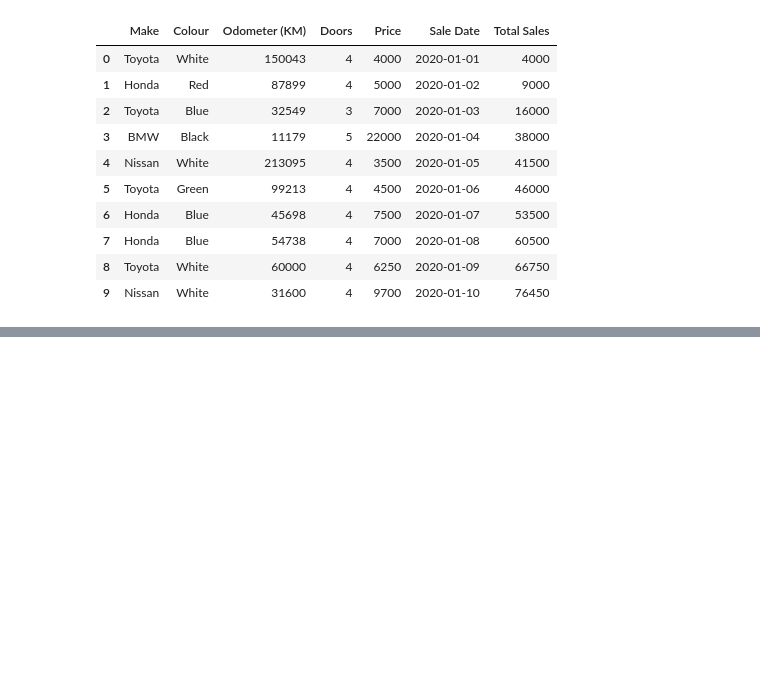
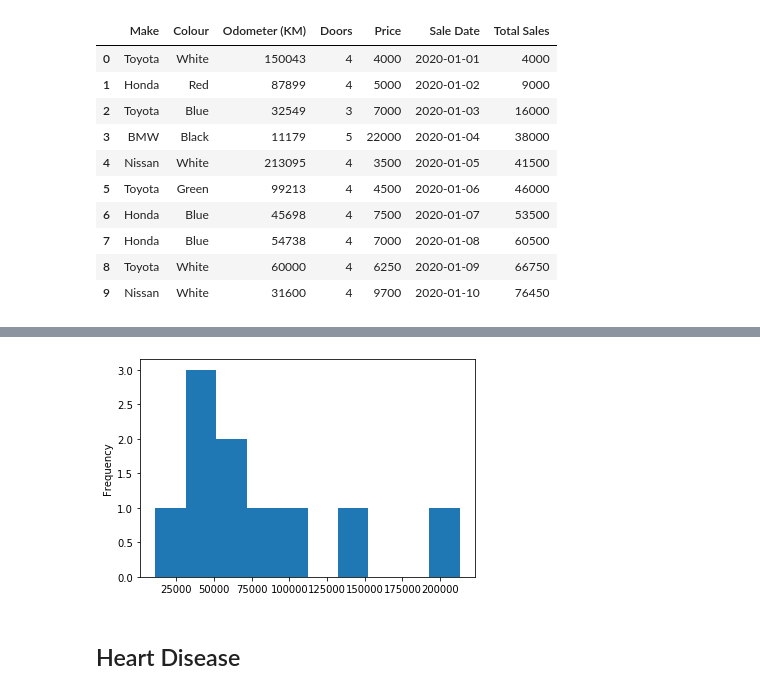
Before and after one commit to kevin-kabore/ml-playground, a Jupyter notebook: sample_project/intro-to-matplotlib.ipynb, the cells around one changed output, grey strips where cells are left out. Cells and saved outputs as stored; diff of their text form; code cells hidden in the pictures; blank space fills up the shorter version.

```diff
--- a/sample_project/intro-to-matplotlib.ipynb
+++ b/sample_project/intro-to-matplotlib.ipynb
@@ -368,0 +383,7 @@ car_sales.plot()
+# %%
+# With a histogram, want to see a normal distribution
+car_sales['Odometer (KM)'].plot.hist(bins=10);
+# %% [output]
+[figure, added]
+# %% [markdown]
+## Heart Disease
```
Also changed, not shown: parts of 25 cells of this notebook.
